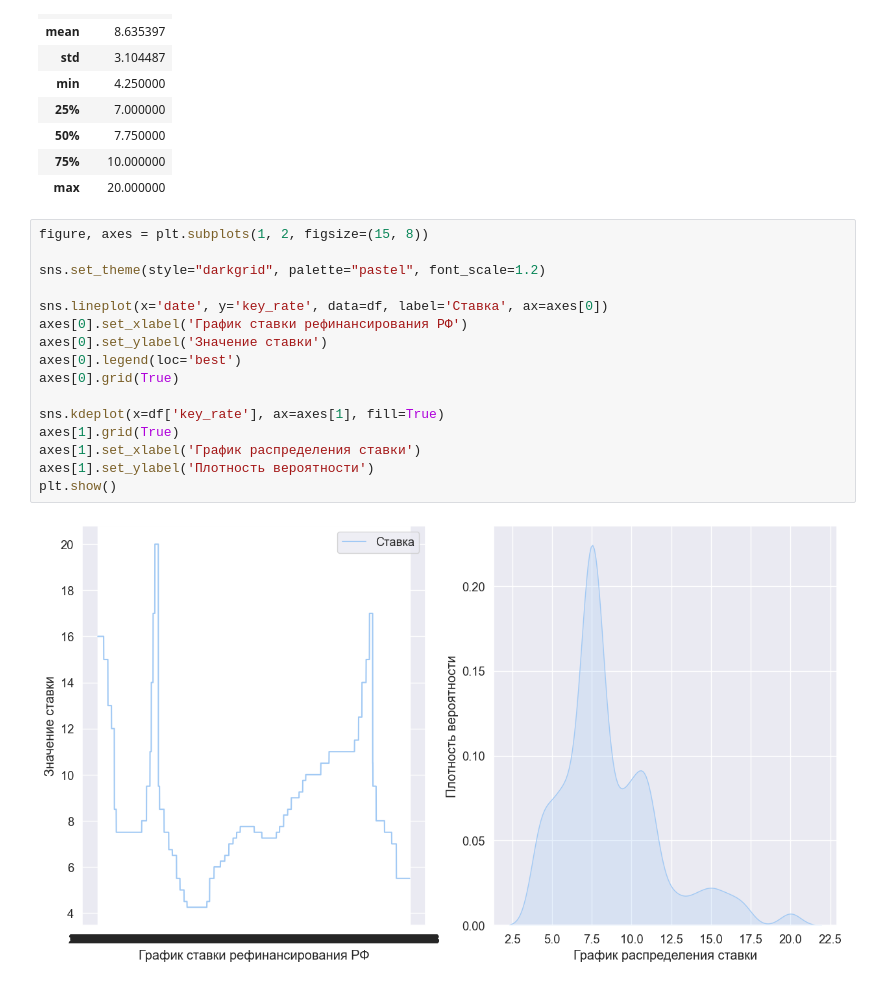
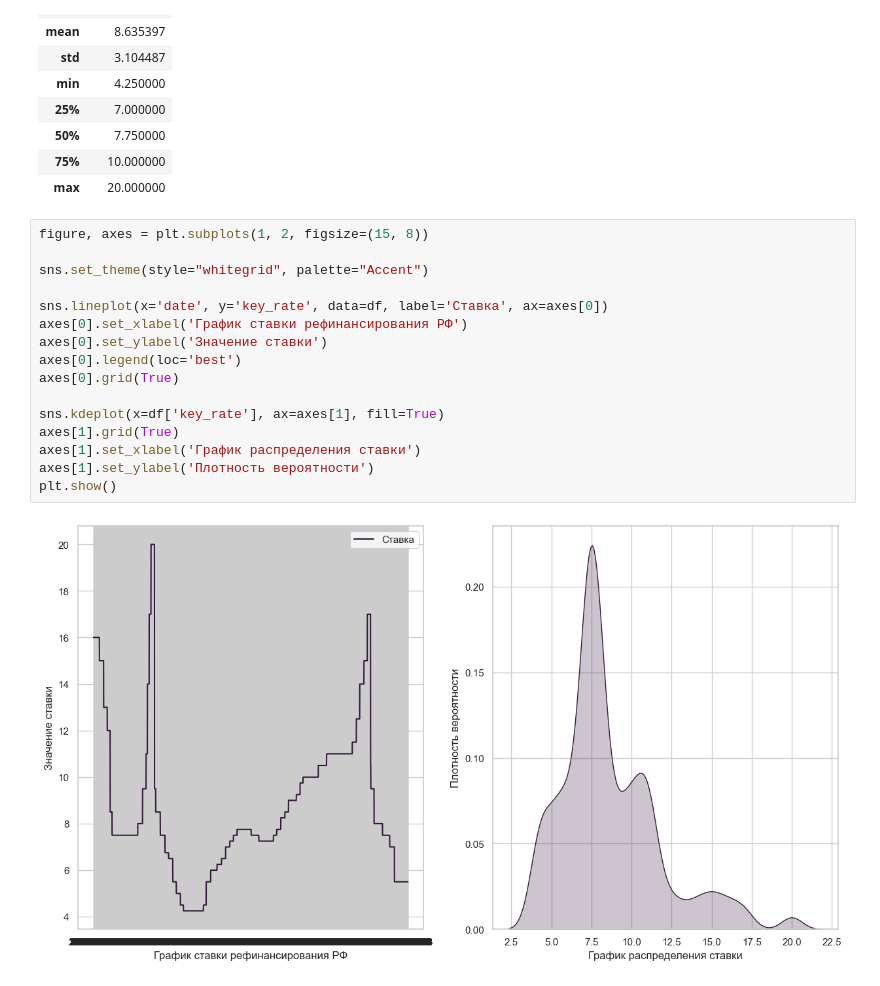
Before and after one commit to myxa95/01_Prediction_of_the_key_rate_in_the_Russian_Federation, a Jupyter notebook: notebooks/Parcer_CB_RF.ipynb, the cells around one changed output. Saved outputs shown, nothing was run; the diff lists cells and outputs as text.

```diff
--- a/notebooks/Parcer_CB_RF.ipynb
+++ b/notebooks/Parcer_CB_RF.ipynb
@@ -53,18 +53,18 @@ df.iloc[:, 1:].describe()
 # %%
 figure, axes = plt.subplots(1, 2, figsize=(15, 8))
 
-sns.set_theme(style="darkgrid", palette="pastel", font_scale=1.2)
+sns.set_theme(style="whitegrid", palette="Accent")
 
 sns.lineplot(x='date', y='key_rate', data=df, label='Ставка', ax=axes[0])
 axes[0].set_xlabel('График ставки рефинансирования РФ')
 axes[0].set_ylabel('Значение ставки')
 axes[0].legend(loc='best')
 axes[0].grid(True)
 
 sns.kdeplot(x=df['key_rate'], ax=axes[1], fill=True)
 axes[1].grid(True)
 axes[1].set_xlabel('График распределения ставки')
 axes[1].set_ylabel('Плотность вероятности')
 plt.show()
 # %% [output]
-[figure, old version]
+[figure, new version]
```
